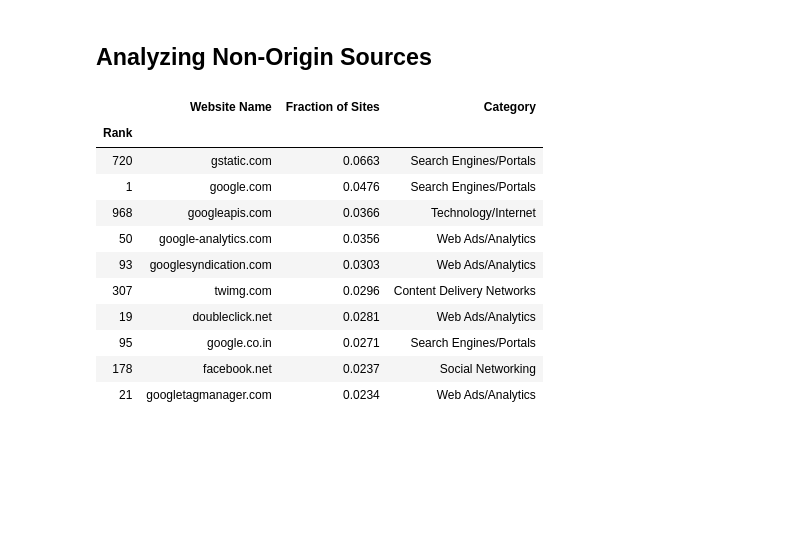
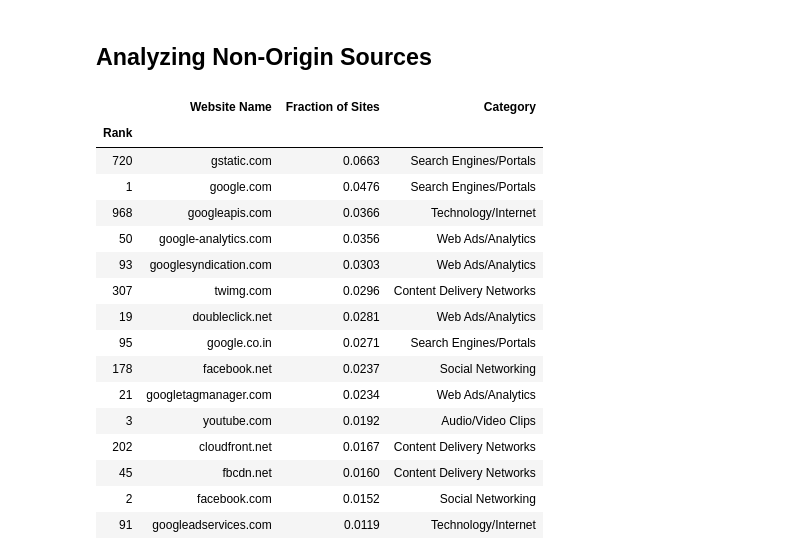
Before and after one commit to nirmalhk7/Web-Complexity-Analysis, a Jupyter notebook: glimpse.ipynb, the cells around one changed output. Saved outputs shown, nothing was run; the diff lists cells and outputs as text; code cells hidden in the pictures; blank space fills up the shorter version.

```diff
--- a/glimpse.ipynb
+++ b/glimpse.ipynb
@@ -218,25 +218,30 @@ for mime in mbc.keys():
 # %%
 with open('nonorigin.json') as json_file:
     non_origin=json.load(json_file)
 non_origin_arr=[]
 for n in non_origin.keys():
     nx=non_origin[n]
     if(nx['rank']!='N/A'):
         non_origin_arr.append([n,nx['rank'],nx['probability'],nx['category']])
 non_origin_df=pd.DataFrame(non_origin_arr,columns=['Website Name','Rank','Fraction of Sites','Category'])
 non_origin_df.set_index('Rank',inplace=True)
 non_origin_df.sort_values(by=['Fraction of Sites'],inplace=True,ascending=False)
-non_origin_df.head(10)
+non_origin_df.head(15)
 # %% [output]
 |  | Website Name | Fraction of Sites | Category |
 | Rank |  |  |  |
 | 720 | gstatic.com | 0.0663 | Search Engines/Portals |
 | 1 | google.com | 0.0476 | Search Engines/Portals |
 | 968 | googleapis.com | 0.0366 | Technology/Internet |
 | 50 | google-analytics.com | 0.0356 | Web Ads/Analytics |
 | 93 | googlesyndication.com | 0.0303 | Web Ads/Analytics |
 | 307 | twimg.com | 0.0296 | Content Delivery Networks |
 | 19 | doubleclick.net | 0.0281 | Web Ads/Analytics |
 | 95 | google.co.in | 0.0271 | Search Engines/Portals |
 | 178 | facebook.net | 0.0237 | Social Networking |
 | 21 | googletagmanager.com | 0.0234 | Web Ads/Analytics |
+| 3 | youtube.com | 0.0192 | Audio/Video Clips |
+| 202 | cloudfront.net | 0.0167 | Content Delivery Networks |
+| 45 | fbcdn.net | 0.0160 | Content Delivery Networks |
+| 2 | facebook.com | 0.0152 | Social Networking |
+| 91 | googleadservices.com | 0.0119 | Technology/Internet |
```
Also changed, not shown: 1 other file.
